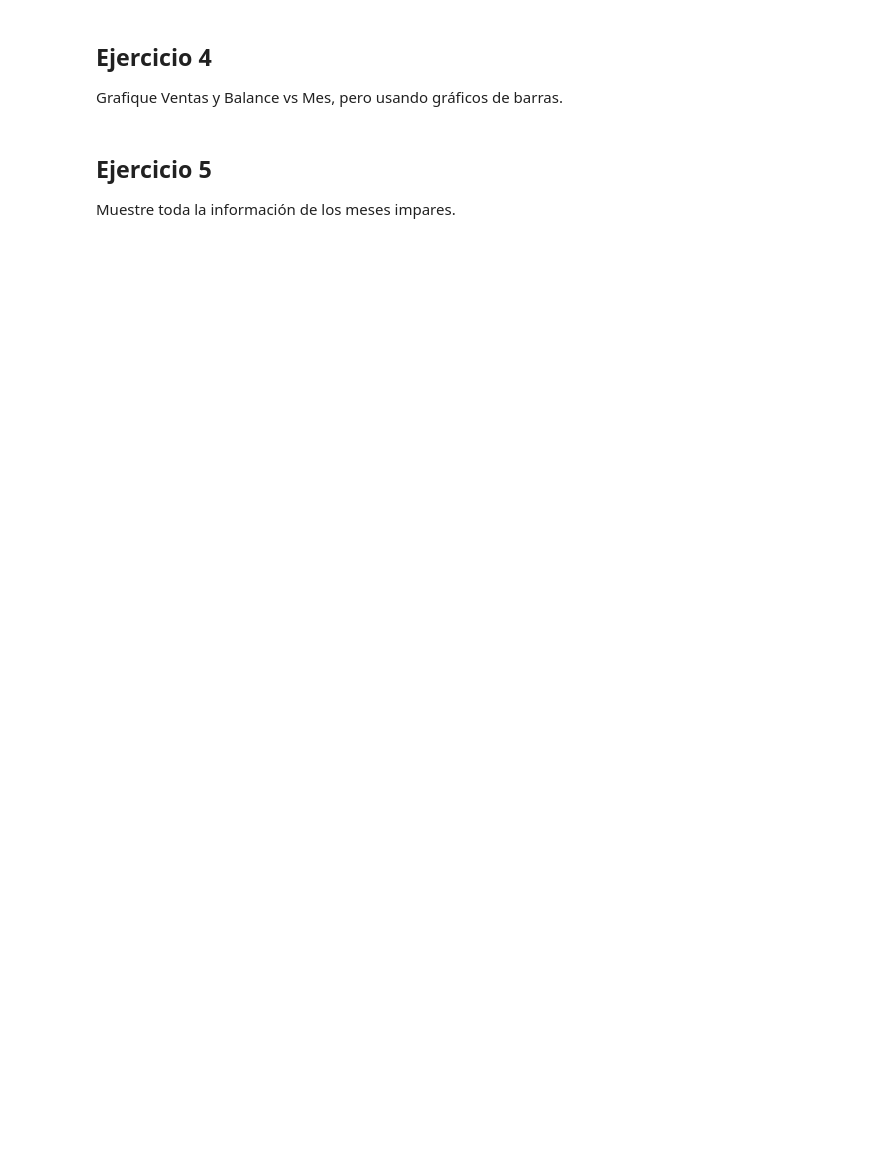
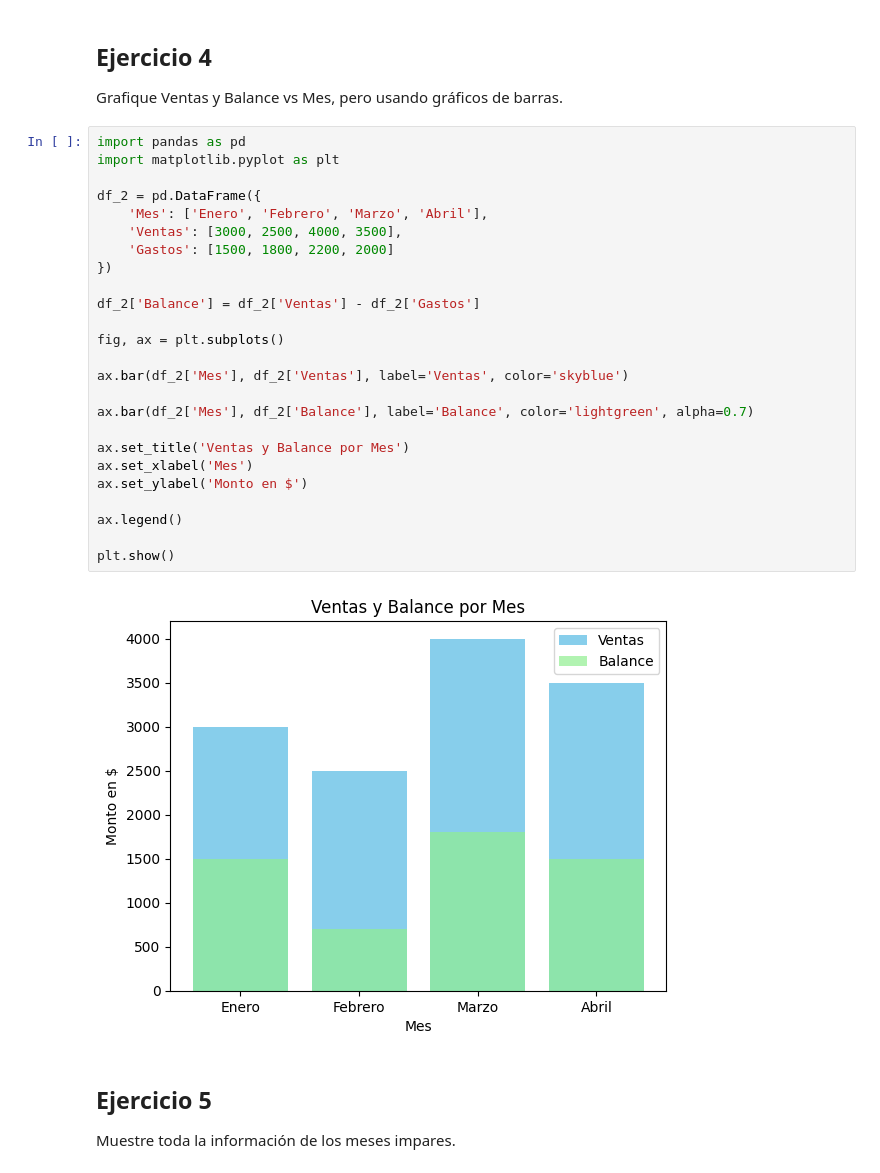
Before and after one commit to driosoft-pro/IntroduccionDatos, a Jupyter notebook: U3_4_Pandas_Indexing.ipynb, the cells around one changed output. Drawn from its saved outputs; the diff is of its cells as text; blank space fills up the shorter version.

Commit message:
New data

```diff
--- a/U3_4_Pandas_Indexing.ipynb
+++ b/U3_4_Pandas_Indexing.ipynb
@@ -255,6 +557,33 @@ Escriba un programa que solicite un valor para el balance y muestre la informaci
 ## Ejercicio 4
 
 Grafique Ventas y Balance vs Mes, pero usando gráficos de barras.
+# %%
+import pandas as pd
+import matplotlib.pyplot as plt
+
+df_2 = pd.DataFrame({
+    'Mes': ['Enero', 'Febrero', 'Marzo', 'Abril'],
+    'Ventas': [3000, 2500, 4000, 3500],
+    'Gastos': [1500, 1800, 2200, 2000]
+})
+
+df_2['Balance'] = df_2['Ventas'] - df_2['Gastos']
+
+fig, ax = plt.subplots()
+
+ax.bar(df_2['Mes'], df_2['Ventas'], label='Ventas', color='skyblue')
+
+ax.bar(df_2['Mes'], df_2['Balance'], label='Balance', color='lightgreen', alpha=0.7)
+
+ax.set_title('Ventas y Balance por Mes')
+ax.set_xlabel('Mes')
+ax.set_ylabel('Monto en $')
+
+ax.legend()
+
+plt.show()
+# %% [output]
+[figure, added]
 # %% [markdown]
 ## Ejercicio 5
 
```
Also changed, not shown: parts of 42 cells of this notebook, 7 other files.
